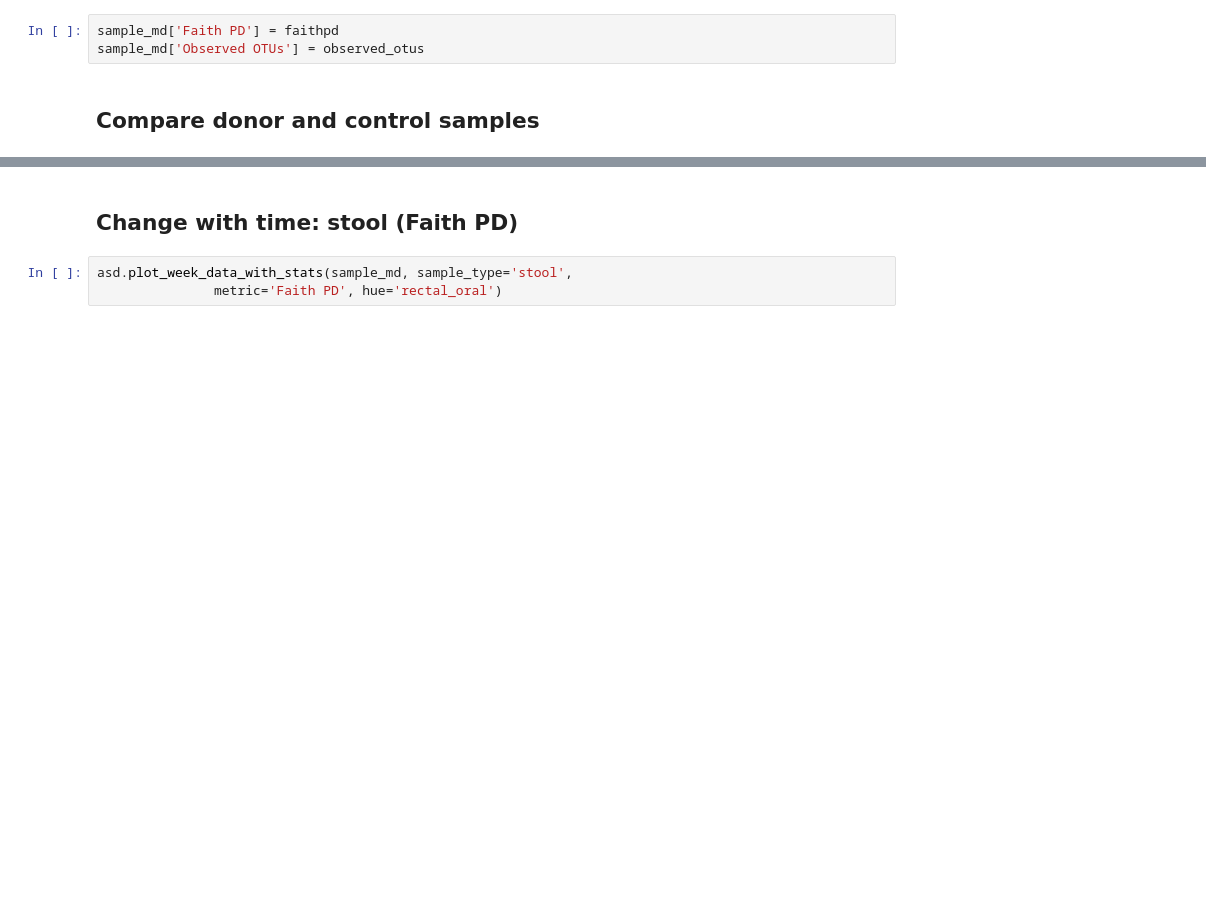
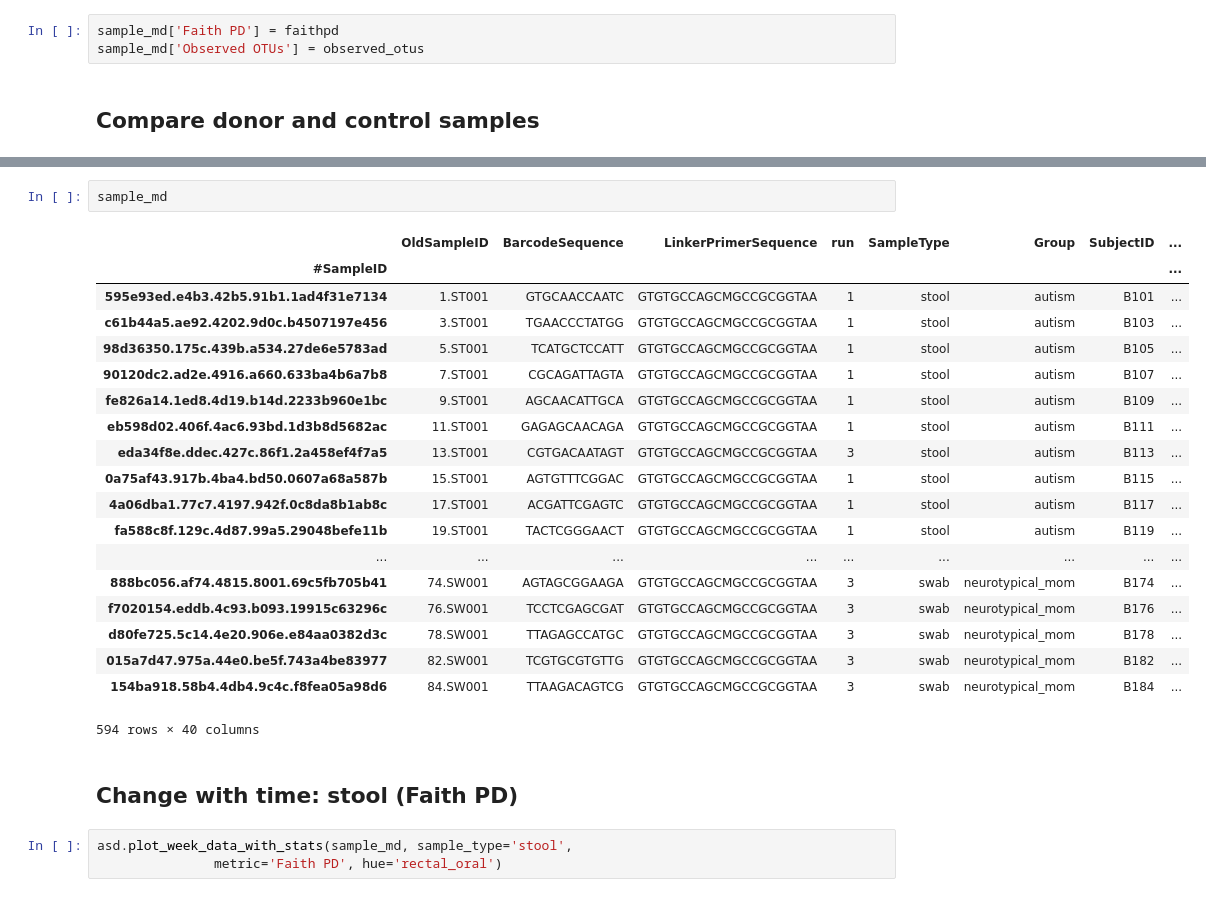
Before and after one commit to khemlalnirmalkar/autism-fmt1, a Jupyter notebook: 16S/engraftment.ipynb, the cells around one changed output, grey strips where cells are left out. Drawn from its saved outputs; the diff is of its cells as text; blank space fills up the shorter version.

```diff
--- a/16S/engraftment.ipynb
+++ b/16S/engraftment.ipynb
@@ -58,3 +60,25 @@ ax.set_xticklabels(['nt stool (n=%d)' % len(data[0]),
+# %%
+sample_md
+# %% [output]
+|  | OldSampleID | BarcodeSequence | LinkerPrimerSequence | run | SampleType | Group | SubjectID | ... |
+| #SampleID |  |  |  |  |  |  |  | ... |
+| 595e93ed.e4b3.42b5.91b1.1ad4f31e7134 | 1.ST001 | GTGCAACCAATC | GTGTGCCAGCMGCCGCGGTAA | 1 | stool | autism | B101 | ... |
+| c61b44a5.ae92.4202.9d0c.b4507197e456 | 3.ST001 | TGAACCCTATGG | GTGTGCCAGCMGCCGCGGTAA | 1 | stool | autism | B103 | ... |
+| 98d36350.175c.439b.a534.27de6e5783ad | 5.ST001 | TCATGCTCCATT | GTGTGCCAGCMGCCGCGGTAA | 1 | stool | autism | B105 | ... |
+| 90120dc2.ad2e.4916.a660.633ba4b6a7b8 | 7.ST001 | CGCAGATTAGTA | GTGTGCCAGCMGCCGCGGTAA | 1 | stool | autism | B107 | ... |
+| fe826a14.1ed8.4d19.b14d.2233b960e1bc | 9.ST001 | AGCAACATTGCA | GTGTGCCAGCMGCCGCGGTAA | 1 | stool | autism | B109 | ... |
+| eb598d02.406f.4ac6.93bd.1d3b8d5682ac | 11.ST001 | GAGAGCAACAGA | GTGTGCCAGCMGCCGCGGTAA | 1 | stool | autism | B111 | ... |
+| eda34f8e.ddec.427c.86f1.2a458ef4f7a5 | 13.ST001 | CGTGACAATAGT | GTGTGCCAGCMGCCGCGGTAA | 3 | stool | autism | B113 | ... |
+| 0a75af43.917b.4ba4.bd50.0607a68a587b | 15.ST001 | AGTGTTTCGGAC | GTGTGCCAGCMGCCGCGGTAA | 1 | stool | autism | B115 | ... |
+| 4a06dba1.77c7.4197.942f.0c8da8b1ab8c | 17.ST001 | ACGATTCGAGTC | GTGTGCCAGCMGCCGCGGTAA | 1 | stool | autism | B117 | ... |
+| fa588c8f.129c.4d87.99a5.29048befe11b | 19.ST001 | TACTCGGGAACT | GTGTGCCAGCMGCCGCGGTAA | 1 | stool | autism | B119 | ... |
+| ... | ... | ... | ... | ... | ... | ... | ... | ... |
+| 888bc056.af74.4815.8001.69c5fb705b41 | 74.SW001 | AGTAGCGGAAGA | GTGTGCCAGCMGCCGCGGTAA | 3 | swab | neurotypical_mom | B174 | ... |
+| f7020154.eddb.4c93.b093.19915c63296c | 76.SW001 | TCCTCGAGCGAT | GTGTGCCAGCMGCCGCGGTAA | 3 | swab | neurotypical_mom | B176 | ... |
+| d80fe725.5c14.4e20.906e.e84aa0382d3c | 78.SW001 | TTAGAGCCATGC | GTGTGCCAGCMGCCGCGGTAA | 3 | swab | neurotypical_mom | B178 | ... |
+| 015a7d47.975a.44e0.be5f.743a4be83977 | 82.SW001 | TCGTGCGTGTTG | GTGTGCCAGCMGCCGCGGTAA | 3 | swab | neurotypical_mom | B182 | ... |
+| 154ba918.58b4.4db4.9c4c.f8fea05a98d6 | 84.SW001 | TTAAGACAGTCG | GTGTGCCAGCMGCCGCGGTAA | 3 | swab | neurotypical_mom | B184 | ... |
+594 rows × 40 columns
 # %% [markdown]
 ## Change with time: stool (Faith PD)
 # %%
```
Also changed, not shown: parts of 4 cells of this notebook, 1 other file.
